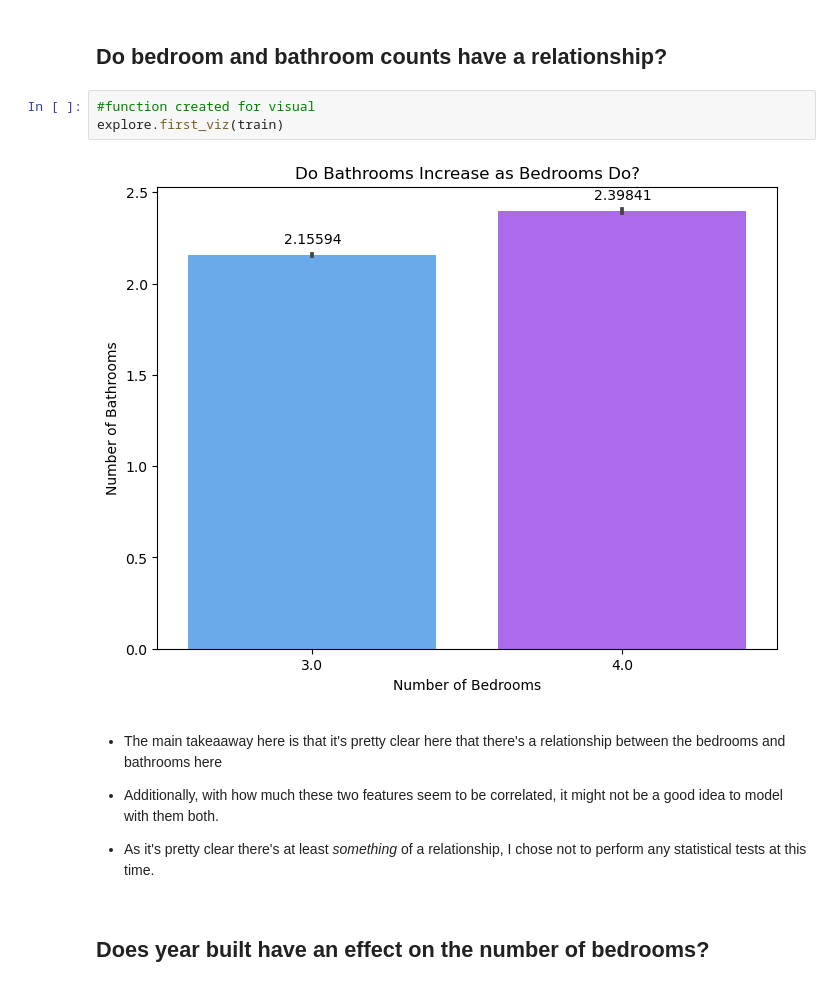
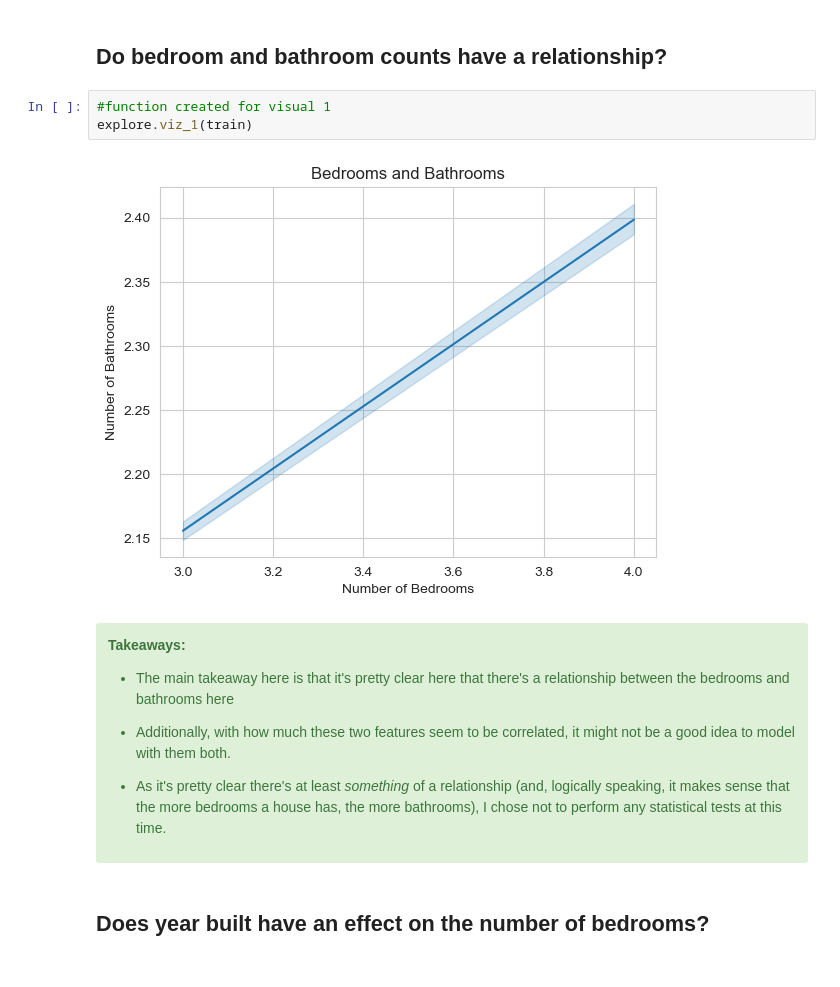
Before and after one commit to shawn-brown12/regression_project, a Jupyter notebook: Final_Report.ipynb, the cells around one changed output. Cells and saved outputs as stored; diff of their text form.

```diff
--- a/Final_Report.ipynb
+++ b/Final_Report.ipynb
@@ -114,15 +134,21 @@ train, validate, test = prepare.subset_df(df)
 # %% [markdown]
 ## Do bedroom and bathroom counts have a relationship?
 # %%
-#function created for visual
-explore.first_viz(train)
+#function created for visual 1
+explore.viz_1(train)
 # %% [output]
-[figure, old version]
+[figure, new version]
 # %% [markdown]
-- The main takeaaway here is that it's pretty clear here that there's a relationship between the bedrooms and bathrooms here
+<div class="alert alert-block alert-success">
+<b>Takeaways:</b>
+    <br>
+
+- The main takeaway here is that it's pretty clear here that there's a relationship between the bedrooms and bathrooms here
+
 
 - Additionally, with how much these two features seem to be correlated, it might not be a good idea to model with them both.
 
-- As it's pretty clear there's at least *something* of a relationship, I chose not to perform any statistical tests at this time.
+
+- As it's pretty clear there's at least *something* of a relationship (and, logically speaking, it makes sense that the more bedrooms a house has, the more bathrooms), I chose not to perform any statistical tests at this time.
 # %% [markdown]
 ## Does year built have an effect on the number of bedrooms?
```
Also changed, not shown: parts of 62 cells of this notebook, 6 other files.
